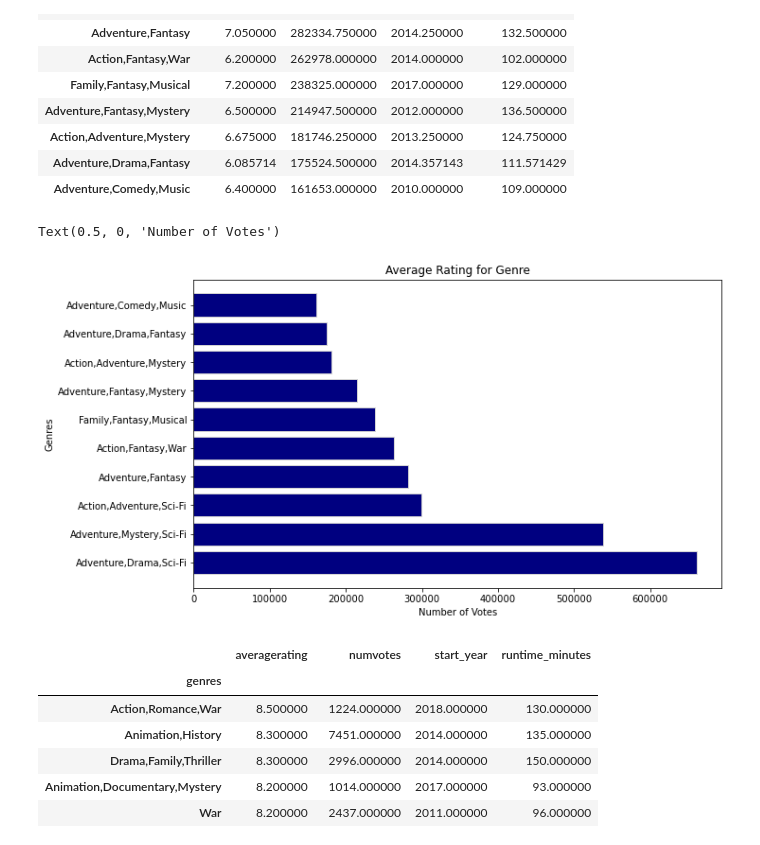
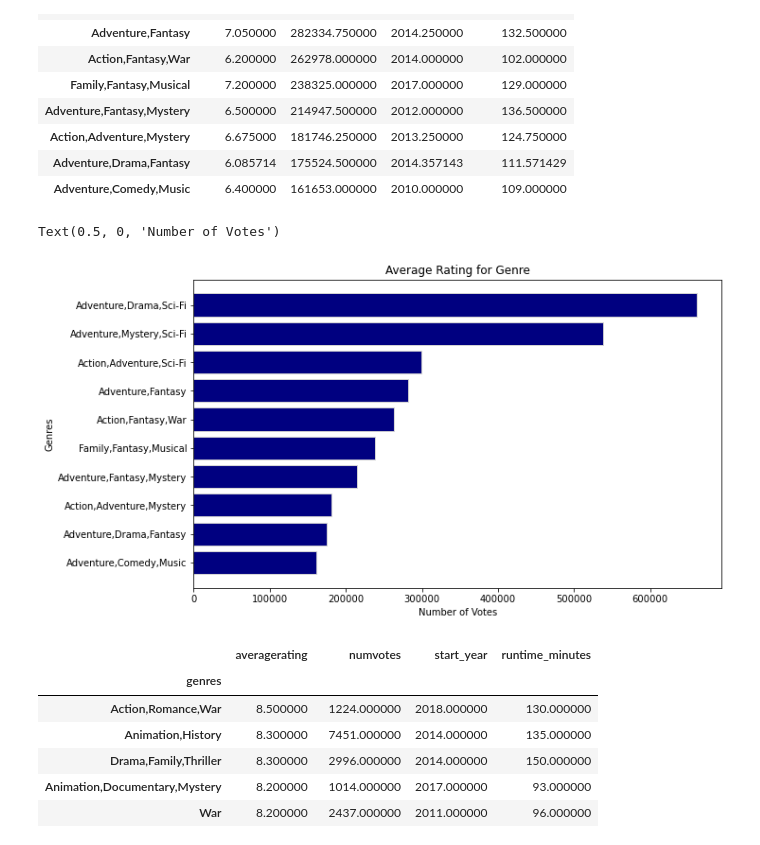
Before and after one commit to xiaohua-su/Film-Analysis, a Jupyter notebook: Analysis_of_Films.ipynb, the cells around one changed output. Saved outputs shown, nothing was run; the diff lists cells and outputs as text; code cells hidden in the pictures.

```diff
--- a/Analysis_of_Films.ipynb
+++ b/Analysis_of_Films.ipynb
@@ -421,13 +536,14 @@ genres_numvotes
 # %%
 fig, ax = plt.subplots(figsize=(10,6))
 
 ax.barh(y=genres_numvotes.index, width=genres_numvotes['numvotes'], color="navy", edgecolor="lightgrey")
+ax.invert_yaxis()
 ax.set_title('Average Rating for Genre')
 ax.set_ylabel('Genres')
 ax.set_xlabel('Number of Votes')
 # %% [output]
 Text(0.5, 0, 'Number of Votes')
-[figure, old version]
+[figure, new version]
 # %%
 #genres vs averagerating
 genres_average_rating = sql_df.groupby(['genres']).mean(['averagerating']).sort_values(['averagerating'], ascending=False).head(10)
```
Also changed, not shown: parts of 18 cells of this notebook, 3 other files.
